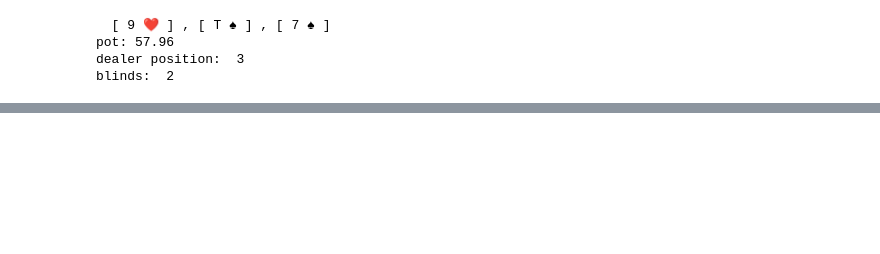
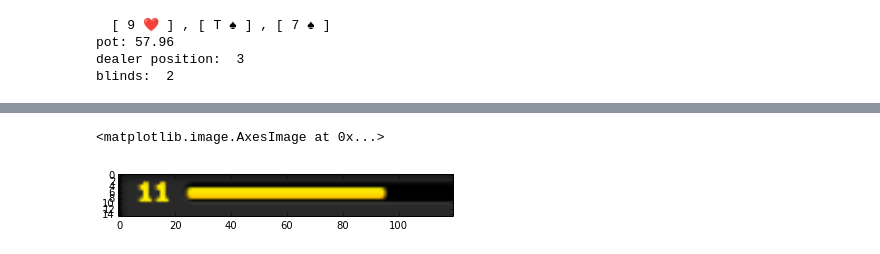
Before and after one commit to edouardswiac/PokerBot, a Jupyter notebook: BovadaProcessor.ipynb, the cells around one changed output, grey strips where cells are left out. Cells and saved outputs as stored; diff of their text form; code cells hidden in the pictures; blank space fills up the shorter version.

```diff
--- a/BovadaProcessor.ipynb
+++ b/BovadaProcessor.ipynb
@@ -308,0 +350,6 @@ frame = Frame()
+# %%
+glow = img[500:515, 330:450]
+plt.imshow(glow)
+# %% [output]
+<matplotlib.image.AxesImage at 0x...>
+[figure, added]
```
Also changed, not shown: parts of 13 cells of this notebook, 5 other files.
